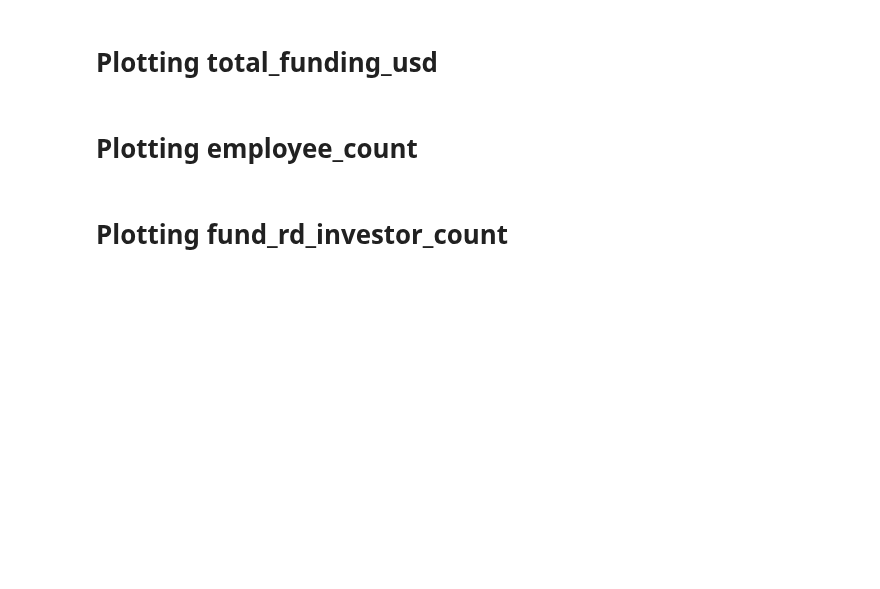
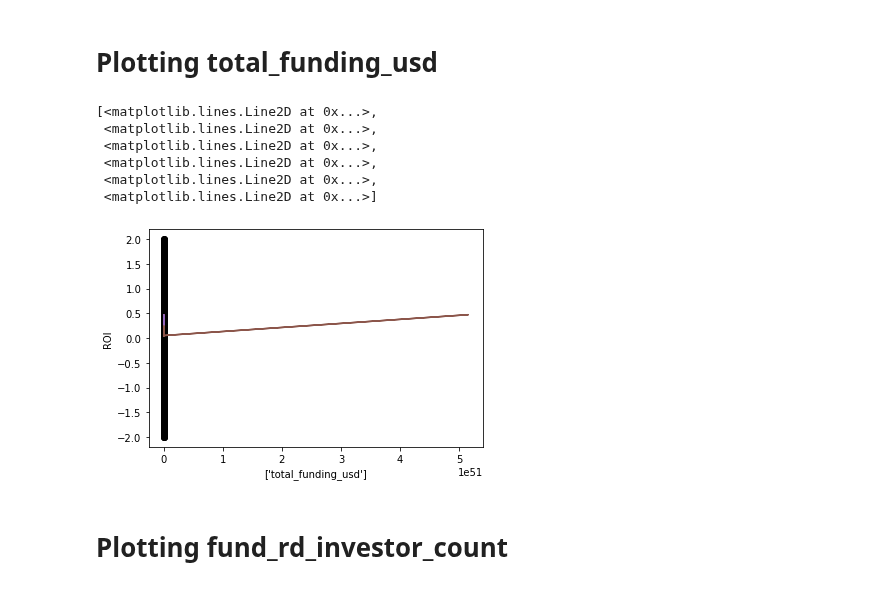
Before and after one commit to StardustLID/TEMG4952A-TEAM-5, a Jupyter notebook: Week3_Onwards/Poly Regression .ipynb, the cells around one changed output. Saved outputs shown, nothing was run; the diff lists cells and outputs as text; code cells hidden in the pictures; blank space fills up the shorter version.

```diff
--- a/Week3_Onwards/Poly Regression .ipynb
+++ b/Week3_Onwards/Poly Regression .ipynb
@@ -109,6 +107,39 @@ mean_squared_error(y, y_pred)
 # %% [markdown]
 # Plotting total_funding_usd
-# %% [markdown]
-# Plotting employee_count
+# %%
+# define independent variables/attirbutes/features
+#x = features.drop(columns=['mean_norm_amount_delta', "company_uuid"])
+x= features[["total_funding_usd"]]
+y = features["mean_norm_amount_delta"]
+
+#Change degree of x to fit into the model
+
+pre_process= PolynomialFeatures(degree=5)
+
+x_poly= pre_process.fit_transform(x)
+x_poly
+
+# Training the model
+pr_model= LinearRegression()
+
+# Fit our preprocessed data to the polynomial regression model
+pr_model.fit(x_poly, y)
+# Store our predicted ROI values in the variable y_pred
+y_pred = pr_model.predict(x_poly)
+
+# Plot our model on our data
+plt.scatter(x, y, c = "black")
+plt.xlabel(x.columns.values)
+plt.ylabel("ROI")
+#plt.xlim([0,3])
+plt.plot(x_poly, y_pred)
+# %% [output]
+[<matplotlib.lines.Line2D at 0x...>,
+ <matplotlib.lines.Line2D at 0x...>,
+ <matplotlib.lines.Line2D at 0x...>,
+ <matplotlib.lines.Line2D at 0x...>,
+ <matplotlib.lines.Line2D at 0x...>,
+ <matplotlib.lines.Line2D at 0x...>]
+[figure, added]
 # %% [markdown]
 # Plotting fund_rd_investor_count
```
Also changed, not shown: parts of 12 cells of this notebook.
